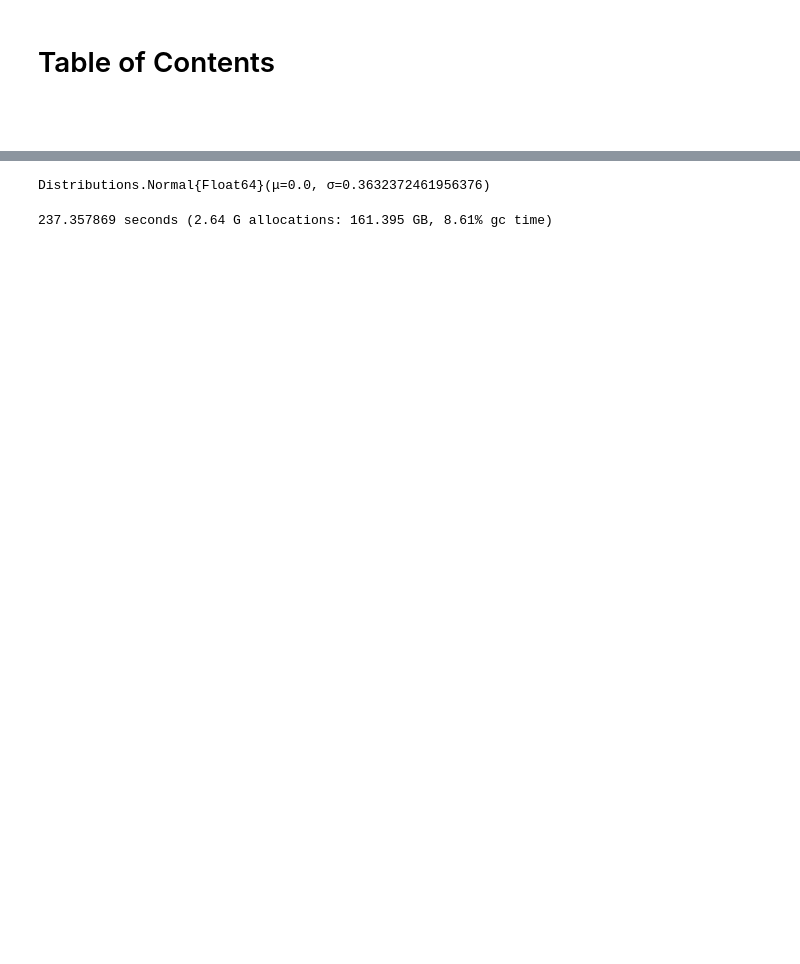
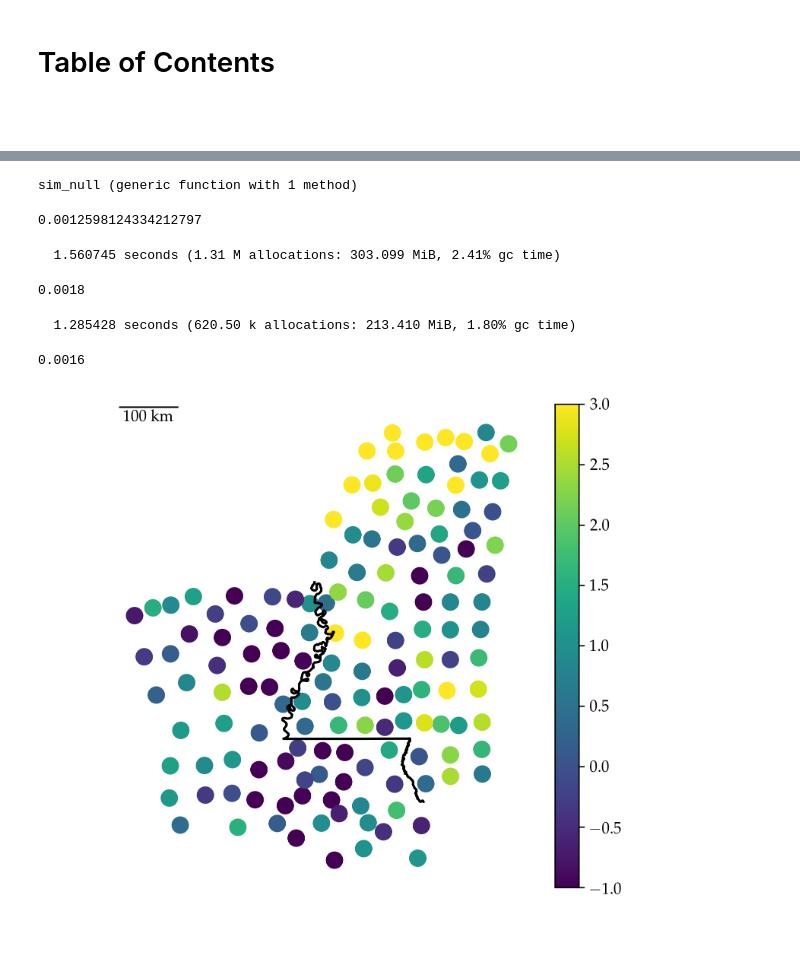
Before and after one commit to gwb/rdd-coverage, a Jupyter notebook: Maxime/notebooks/Mississippi_sharp_null_sims.ipynb, the cells around one changed output, grey strips where cells are left out. Cells and saved outputs as stored; diff of their text form; code cells hidden in the pictures; blank space fills up the shorter version.

```diff
--- a/Maxime/notebooks/Mississippi_sharp_null_sims.ipynb
+++ b/Maxime/notebooks/Mississippi_sharp_null_sims.ipynb
@@ -91,7 +102,7 @@ include("src/GeoRDD.jl")
 WARNING: using NLopt.optimize! in module GeoRDD conflicts with an existing identifier.
 GeoRDD
 # %%
-k = SEIso(log(5e4), 0.0)
-k2 = k + GeoRDD.ConstantKernel(log(10.0))
+k = SEIso(log(100e3), 0.0)
+k2 = k + GeoRDD.ConstantKernel(log(100.0))
 # %% [output]
 Type: GaussianProcesses.SumKernel
@@ -108,10 +118,59 @@ gp_LA = GP(X_LA, Y_LA, MeanZero(), k2, 0.0)
+# %%
+function sim_null(gpT::GPE, gpC::GPE)
+    yNull = zeros(gpT.nobsv + gpC.nobsv)
+    Xnull = [gpT.X gpC.X]
+    gpNull = GPE(Xnull, yNull, MeanZero(), gpT.k.kerns[1], gpT.logNoise)
+    MVNnull = MultivariateNormal(zeros(gpNull.nobsv), gpNull.cK)
+    Yrand = rand(MVNnull)
+    return Yrand
+end
+# %% [output]
+sim_null (generic function with 1 method)
+# %%
+srand(4)
+τ = 1.5
+Ysim = sim_null(gp_MS, gp_LA)
+Ysim[1:gp_MS.nobsv] .+= τ
+Ysim_MS = Ysim[1:gp_MS.nobsv]
+Ysim_LA = Ysim[gp_MS.nobsv+1:end]
+minY = minimum(Ysim)
+maxY = maximum(Ysim)
+gp_MS.y = Ysim_MS
+gp_LA.y = Ysim_LA
+GeoRDD.update_mll!(gp_MS)
+GeoRDD.update_mll!(gp_LA)
+;
 # %%
-cliff = GeoRDD.cliff_face(gp_MS, gp_LA, sentinels);
+GeoRDD.pval_invvar_calib(gp_MS, gp_LA, sentinels)
+# %% [output]
+0.0012598124334212797
-# %%
-GeoRDD.inverse_variance(cliff[1], cliff[2])
-# %% [output]
-Distributions.Normal{Float64}(μ=0.0, σ=0.3632372461956376)
 # %%
-@time p_invvar_sims = GeoRDD.nsim_invvar_pval(gp_MS, gp_LA, sentinels, 10000; update_mean=false);
+@time GeoRDD.boot_chi2test(gp_MS, gp_LA, sentinels, 10000; update_mean=false)
 # %% [output]
-237.357869 seconds (2.64 G allocations: 161.395 GB, 8.61% gc time)
+  1.560745 seconds (1.31 M allocations: 303.099 MiB, 2.41% gc time)
+0.0018
+# %%
+@time GeoRDD.boot_mlltest(gp_MS, gp_LA, 10000; update_mean=false)
+# %% [output]
+  1.285428 seconds (620.50 k allocations: 213.410 MiB, 1.80% gc time)
+0.0016
+# %%
+cbbPalette = ["#E69F00", "#56B4E9", "#009E73", "#F0E442", "#0072B2", "#D55E00", "#CC79A7"]
+plt.gcf()[:set_size_inches](10.0, 5.0)
+plt.subplot(1,2,1)
+scale=10
+# s=scale*(Ysim_LA-minY)+1
+plt.scatter(X_LA[1,:], X_LA[2,:], marker="o", c=Ysim_LA, vmin=-1, vmax=3, s=100)
+ax = plt.gca()
+ax[:axis]("off")
+ax[:axes][:set_aspect]("equal", "datalim")
+plt.plot(border[:,1], border[:,2], color="black")
+plt.scatter(X_MS[1,:], X_MS[2,:], marker="o", c=Ysim_MS, vmin=-1, vmax=3, s=100)
+sizebar = anchored_artists.AnchoredSizeBar(ax[:transData], 100*1000, "100 km", 2; frameon=false)
+ax[:add_artist](sizebar)
+plt.colorbar()
+plt.savefig("../figures/mississippi_sim.png", bbox_inches="tight")
+plt.savefig("../figures/mississippi_sim.pdf", bbox_inches="tight")
+;
+# %% [output]
+[figure, added]
```
Also changed, not shown: parts of 16 cells of this notebook, 8 other files.
